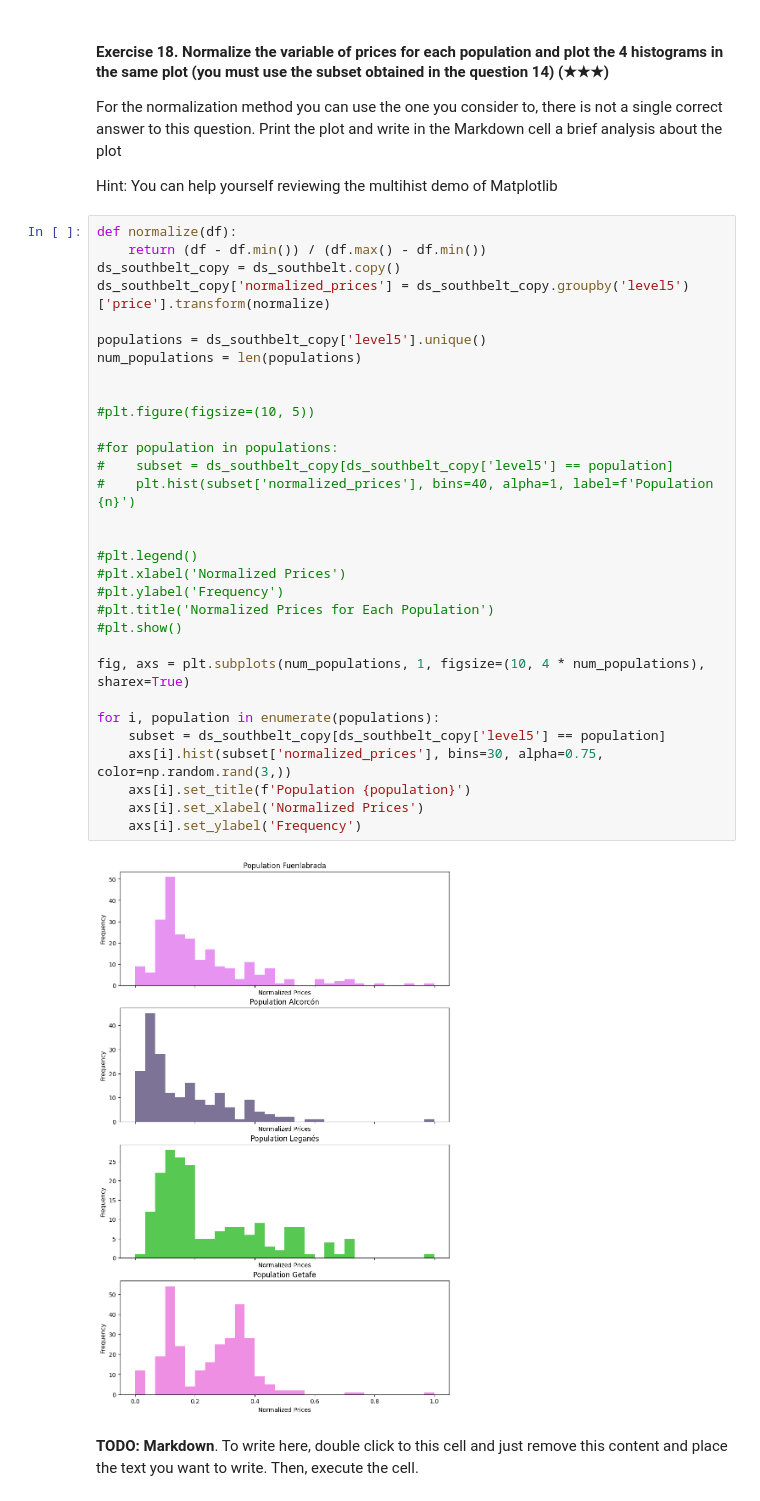
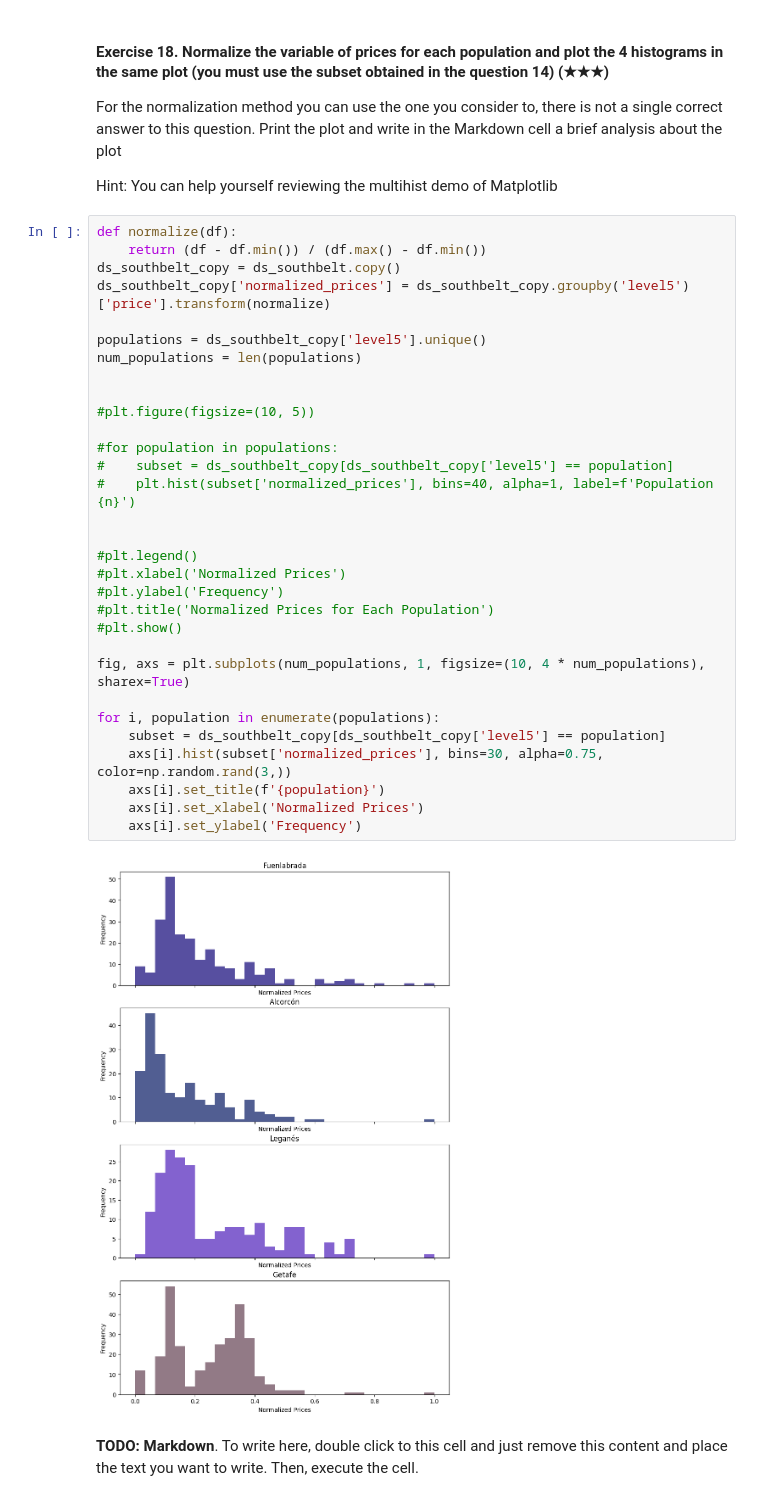
Before and after one commit to Valaery/realestate-datacleanup-exercise, a Jupyter notebook: project.ipynb, the cells around one changed output. Drawn from its saved outputs; the diff is of its cells as text.

```diff
--- a/project.ipynb
+++ b/project.ipynb
@@ -372,35 +372,35 @@ Hint: You can help yourself reviewing the multihist demo of Matplotlib
 def normalize(df):
     return (df - df.min()) / (df.max() - df.min())
 ds_southbelt_copy = ds_southbelt.copy()
 ds_southbelt_copy['normalized_prices'] = ds_southbelt_copy.groupby('level5')['price'].transform(normalize)
 
 populations = ds_southbelt_copy['level5'].unique()
 num_populations = len(populations)
 
 
 #plt.figure(figsize=(10, 5))
 
 #for population in populations:
 #    subset = ds_southbelt_copy[ds_southbelt_copy['level5'] == population]
 #    plt.hist(subset['normalized_prices'], bins=40, alpha=1, label=f'Population {n}')
 
 
 #plt.legend()
 #plt.xlabel('Normalized Prices')
 #plt.ylabel('Frequency')
 #plt.title('Normalized Prices for Each Population')
 #plt.show()
 
 fig, axs = plt.subplots(num_populations, 1, figsize=(10, 4 * num_populations), sharex=True)
 
 for i, population in enumerate(populations):
     subset = ds_southbelt_copy[ds_southbelt_copy['level5'] == population]
     axs[i].hist(subset['normalized_prices'], bins=30, alpha=0.75, color=np.random.rand(3,))
-    axs[i].set_title(f'Population {population}')
+    axs[i].set_title(f'{population}')
     axs[i].set_xlabel('Normalized Prices')
     axs[i].set_ylabel('Frequency')
 # %% [output]
-[figure, old version]
+[figure, new version]
 # %% [markdown]
 **TODO: Markdown**. To write here, double click to this cell and just remove this content and place the text you want to write. Then, execute the cell.
 # %% [markdown]
```
Also changed, not shown: parts of 6 cells of this notebook.
